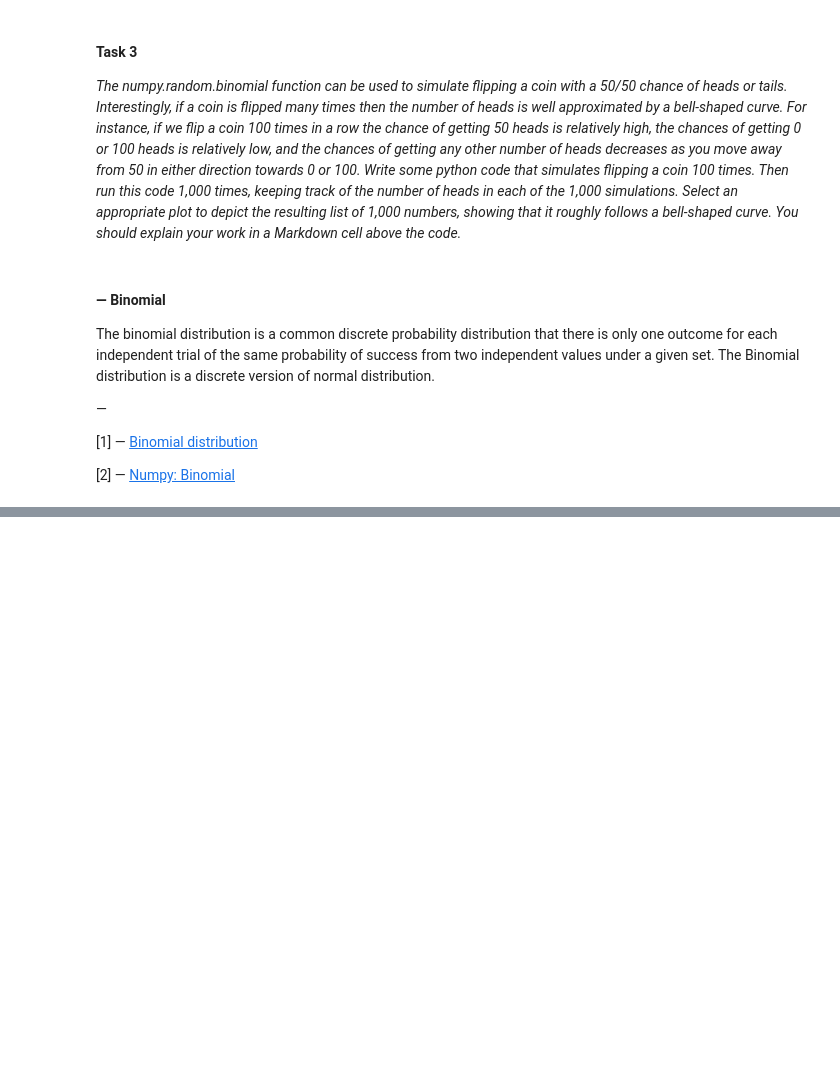
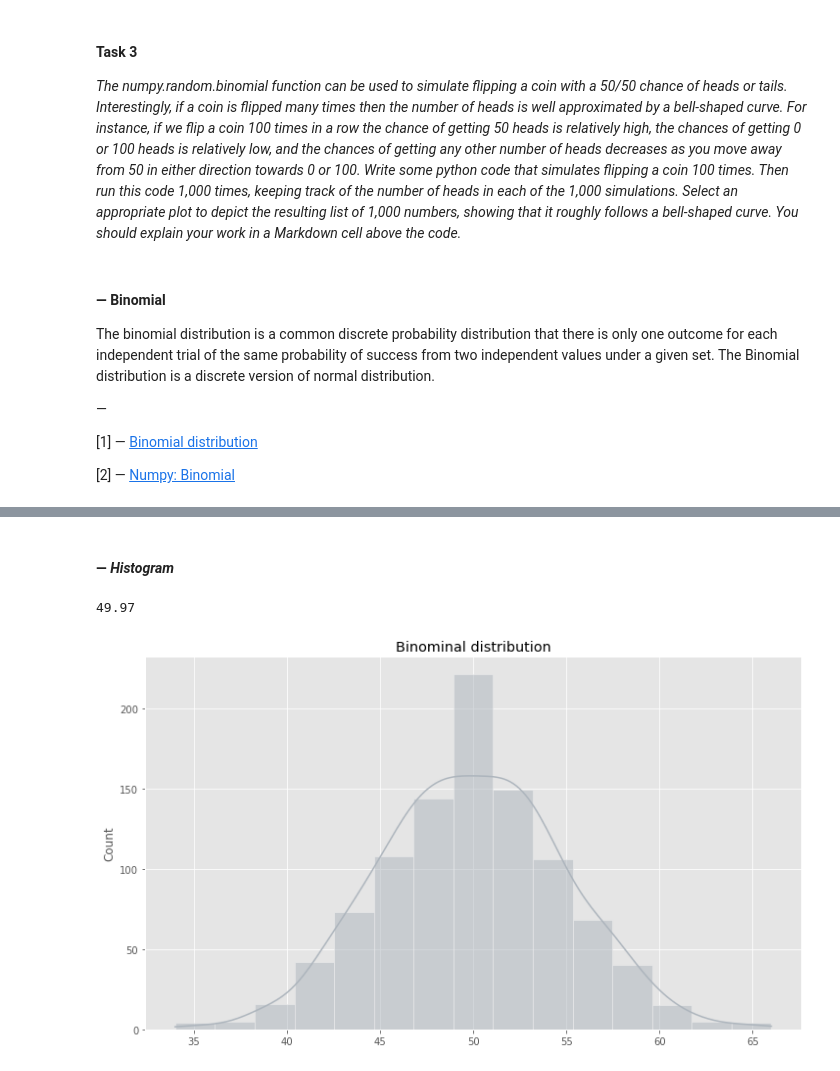
Before and after one commit to mizydorek/Fundamentals-of-Data-Analysis-Tasks-2020, a Jupyter notebook: tasks.ipynb, the cells around one changed output, grey strips where cells are left out. Cells and saved outputs as stored; diff of their text form; code cells hidden in the pictures; blank space fills up the shorter version.

```diff
--- a/tasks.ipynb
+++ b/tasks.ipynb
@@ -190,7 +190,12 @@ The binomial distribution is a common discrete probability distribution that the
 [2] — [Numpy: Binomial](https://numpy.org/doc/stable/reference/random/generated/numpy.random.binomial.html)
 # %%
 # version 1.0
+# Research: There are two ways of testing data for normal distribution either statistical or visual and it's recommended to do both as a statistical tests have the limitations due to sample size (V70 observations).
+# https://en.wikipedia.org/wiki/Normality_test
+# https://www.graphpad.com/guides/prism/8/statistics/stat_choosing_a_normality_test.htm
+# https://www.graphpad.com/support/faq/testing-data-for-normal-distrbution/
 # https://numpy.org/doc/stable/reference/random/generated/numpy.random.binomial.html
+
 # import libraries
 import numpy as np
 import matplotlib.pyplot as plt
@@ -201,7 +206,7 @@ import seaborn as sns
 plt.style.use('ggplot')
 plt.rcParams['figure.figsize'] = [12,7]
 
-rng = np.random.default_rng()
+rng = np.random.default_rng(5)
 
 # simulating tossing a coin using numpy binomial function
 
@@ -211,5 +216,5 @@ rng = np.random.default_rng()
 # size: number of trials
 n, p, size = 100, .5, 1000
 
-# numpy binomial function that runs our coin toss trials
+# numpy binomial function that runs our coin toss simulation
 samples = rng.binomial(n, p, size)
@@ -232,0 +234,10 @@ samples.sum() / size
+# %% [markdown]
+#### — *Histogram*
+# %%
+# seaborn distplot function that visually shows the distribution of the variables and the frequency of occurrence per value in the dataset.
+sns.histplot(samples, stat="count", bins=15, kde=True, color='#ADB5BD').set_title("Binominal distribution");
+# based on 1000 trials we can observed that distribution reminds bell curve with the mean value around 50
+samples.mean()
+# %% [output]
+49.97
+[figure, added]
```
Also changed, not shown: parts of 11 cells of this notebook.
